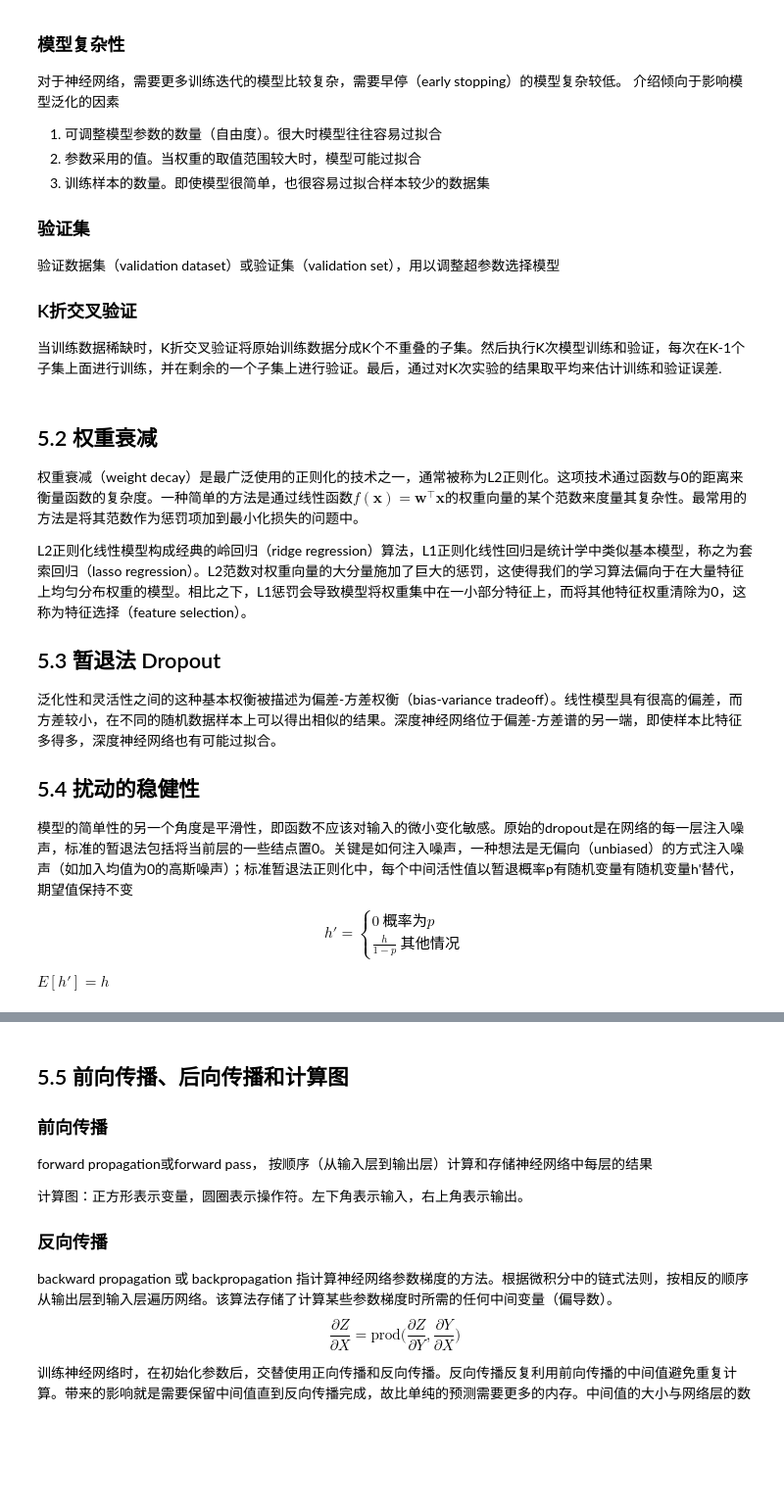
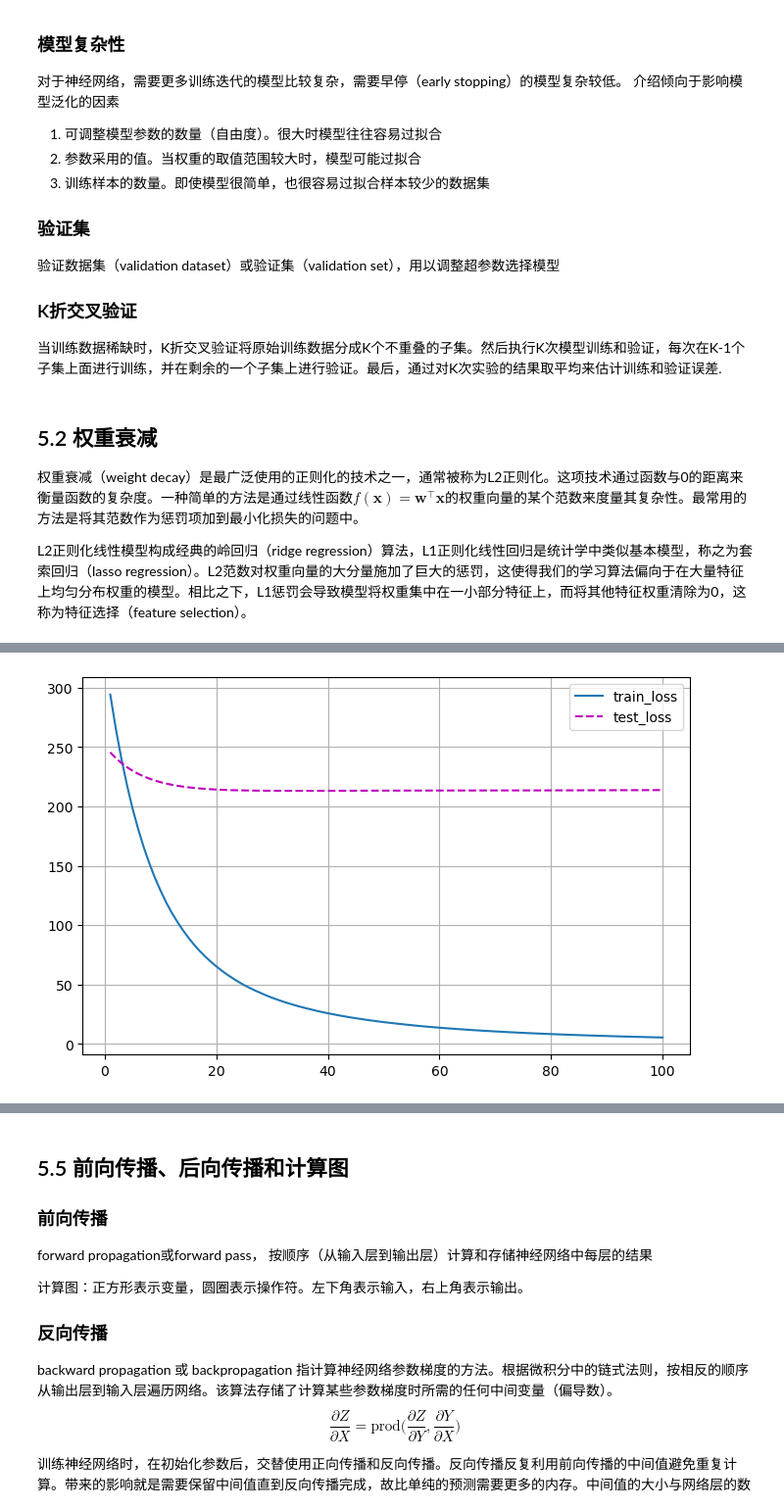
Before and after one commit to Diagle/bioinfo-dl-tutorial, a Jupyter notebook: docs/02PythonBasis/2.4、Torch/2.4.5 深度学习基础.ipynb, the cells around one changed output, grey strips where cells are left out. Shown at 98% size. Drawn from its saved outputs; the diff is of its cells as text; code cells hidden in the pictures; blank space fills up the shorter version.

Commit message:
add linear neural network

```diff
--- a/docs/02PythonBasis/2.4、Torch/2.4.5 深度学习基础.ipynb
+++ b/docs/02PythonBasis/2.4、Torch/2.4.5 深度学习基础.ipynb
@@ -29,19 +29,33 @@
 权重衰减（weight decay）是最广泛使用的正则化的技术之一，通常被称为L2正则化。这项技术通过函数与0的距离来衡量函数的复杂度。一种简单的方法是通过线性函数$f\mathbf{(x)=w^\top x}$的权重向量的某个范数来度量其复杂性。最常用的方法是将其范数作为惩罚项加到最小化损失的问题中。
 
 L2正则化线性模型构成经典的岭回归（ridge regression）算法，L1正则化线性回归是统计学中类似基本模型，称之为套索回归（lasso regression）。L2范数对权重向量的大分量施加了巨大的惩罚，这使得我们的学习算法偏向于在大量特征上均匀分布权重的模型。相比之下，L1惩罚会导致模型将权重集中在一小部分特征上，而将其他特征权重清除为0，这称为特征选择（feature selection）。
-
-## 5.3 暂退法 Dropout
-
-泛化性和灵活性之间的这种基本权衡被描述为偏差-方差权衡（bias-variance tradeoff）。线性模型具有很高的偏差，而方差较小，在不同的随机数据样本上可以得出相似的结果。深度神经网络位于偏差-方差谱的另一端，即使样本比特征多得多，深度神经网络也有可能过拟合。
-
-## 5.4 扰动的稳健性
-
-模型的简单性的另一个角度是平滑性，即函数不应该对输入的微小变化敏感。原始的dropout是在网络的每一层注入噪声，标准的暂退法包括将当前层的一些结点置0。关键是如何注入噪声，一种想法是无偏向（unbiased）的方式注入噪声（如加入均值为0的高斯噪声）；标准暂退法正则化中，每个中间活性值以暂退概率p有随机变量有随机变量h'替代，期望值保持不变
-$$
-h'={\begin{cases}
-0\ 概率为p\\
-\frac{h}{1-p}\  其他情况
-\end{cases}}
-$$
-
-$E[h']=h$
+# %%
+# 高维线性回归
+
+import torch
+import sys
+
+from torch import nn
+sys.path.append('/xjy/Project1/my_DeepLearnTest/bioinfo-dl-tutorial-main/src')
+from utils.DL import DataIter, train_regression_model
+from utils.Plot import CurvePlot
+
+n_train, n_test, n_features, batch_size = 100, 100, 200, 5
+true_w, true_b = torch.randn(n_features, 1), torch.tensor(0.05)
+
+train_data = torch.randn(n_train, n_features)
+train_label = torch.mm(train_data, true_w) + true_b + torch.normal(0, 0.01, (100, 1))
+train_iter = DataIter(batch_size, train_data, train_label)
+
+test_data = torch.randn(n_test, n_features)
+test_label = torch.mm(test_data, true_w) + true_b + torch.normal(0, 0.01, (100, 1))
+test_iter = DataIter(batch_size, test_data, test_label)
+
+net = nn.Sequential(nn.Linear(n_features, 1))
+loss = nn.MSELoss()
+for param in net.parameters():
+    param.data.normal_()
+trainer = torch.optim.SGD(net.parameters(), lr=5e-4, weight_decay=0)
+net_, train_loss, test_loss =  train_regression_model(net, train_iter, test_iter, loss, 100, trainer)
+CurvePlot([i+1 for i in range(100)], train_loss, test_loss, ['train_loss', 'test_loss'])
+# %% [output]
@@ -47,0 +79 @@ $E[h']=h$
+[figure, added]
```
Also changed, not shown: parts of 5 cells of this notebook, 8 other files.
